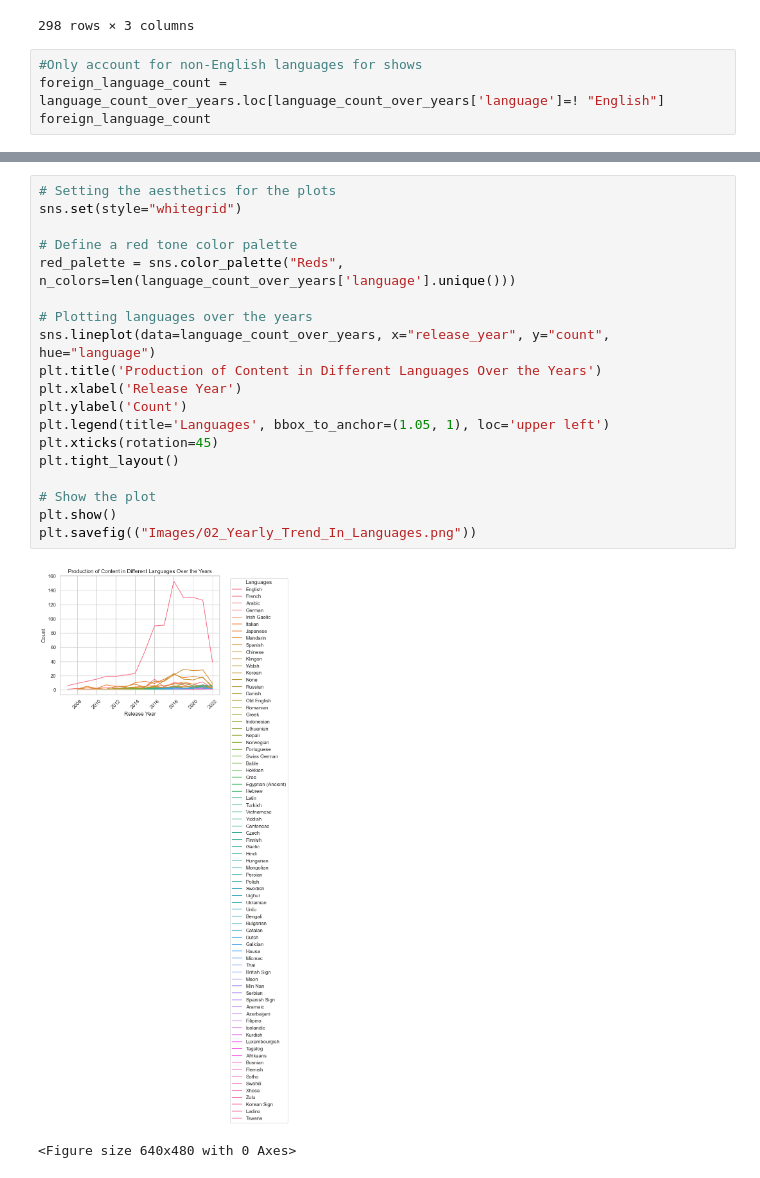
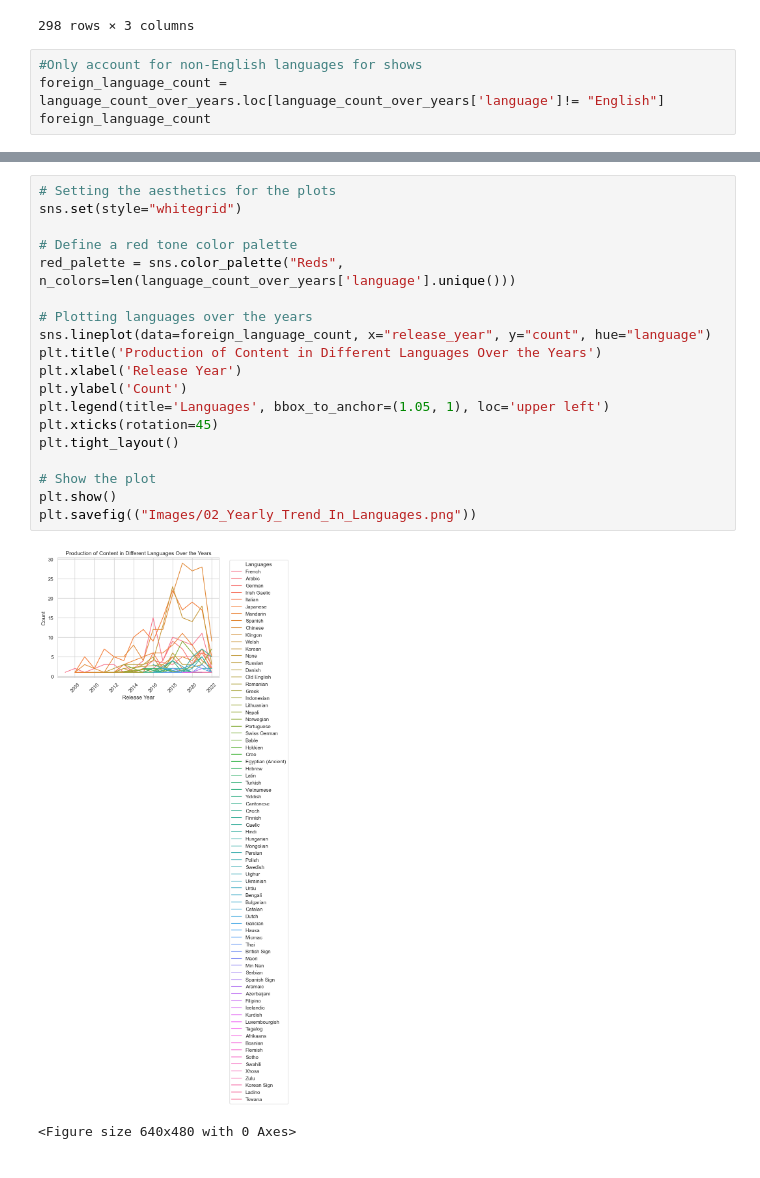
Before and after one commit to NidaB-C/NetflixEDA, a Jupyter notebook: 02_genre_production_patterns.ipynb, the cells around one changed output, grey strips where cells are left out. Drawn from its saved outputs; the diff is of its cells as text.

```diff
--- a/02_genre_production_patterns.ipynb
+++ b/02_genre_production_patterns.ipynb
@@ -154,5 +154,5 @@ language_count_over_years
 298 rows × 3 columns
 # %%
 #Only account for non-English languages for shows
-foreign_language_count = language_count_over_years.loc[language_count_over_years['language']=! "English"]
+foreign_language_count = language_count_over_years.loc[language_count_over_years['language']!= "English"]
 foreign_language_count
@@ -159,22 +173,22 @@ foreign_language_count
 # %%
 # Setting the aesthetics for the plots
 sns.set(style="whitegrid")
 
 # Define a red tone color palette
 red_palette = sns.color_palette("Reds", n_colors=len(language_count_over_years['language'].unique()))
 
 # Plotting languages over the years
-sns.lineplot(data=language_count_over_years, x="release_year", y="count", hue="language")
+sns.lineplot(data=foreign_language_count, x="release_year", y="count", hue="language")
 plt.title('Production of Content in Different Languages Over the Years')
 plt.xlabel('Release Year')
 plt.ylabel('Count')
 plt.legend(title='Languages', bbox_to_anchor=(1.05, 1), loc='upper left')
 plt.xticks(rotation=45)
 plt.tight_layout()
 
 # Show the plot
 plt.show()
 plt.savefig(("Images/02_Yearly_Trend_In_Languages.png"))
 # %% [output]
-[figure, old version]
+[figure, new version]
 <Figure size 640x480 with 0 Axes>
```
Also changed, not shown: parts of 3 cells of this notebook, 1 other file.
